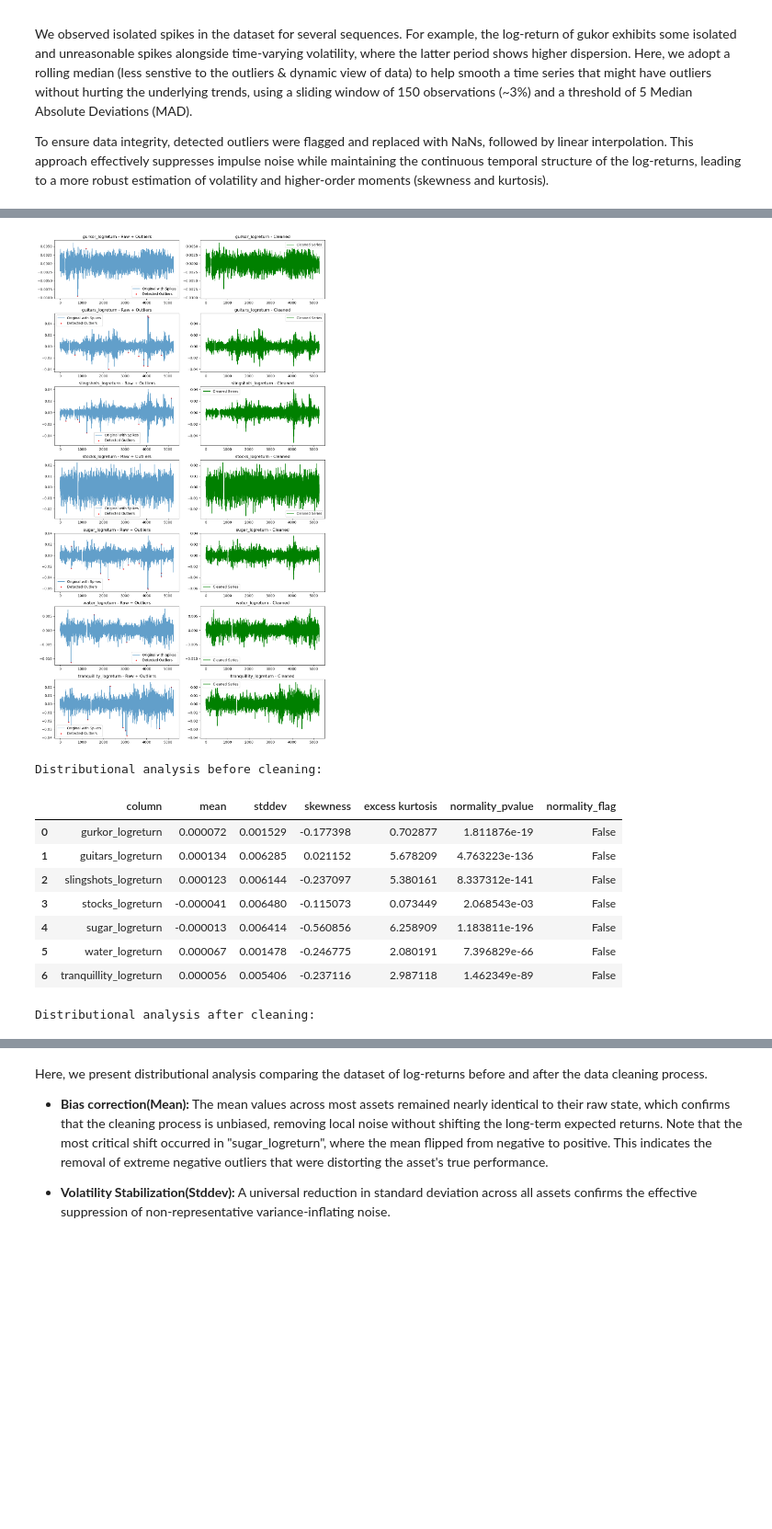
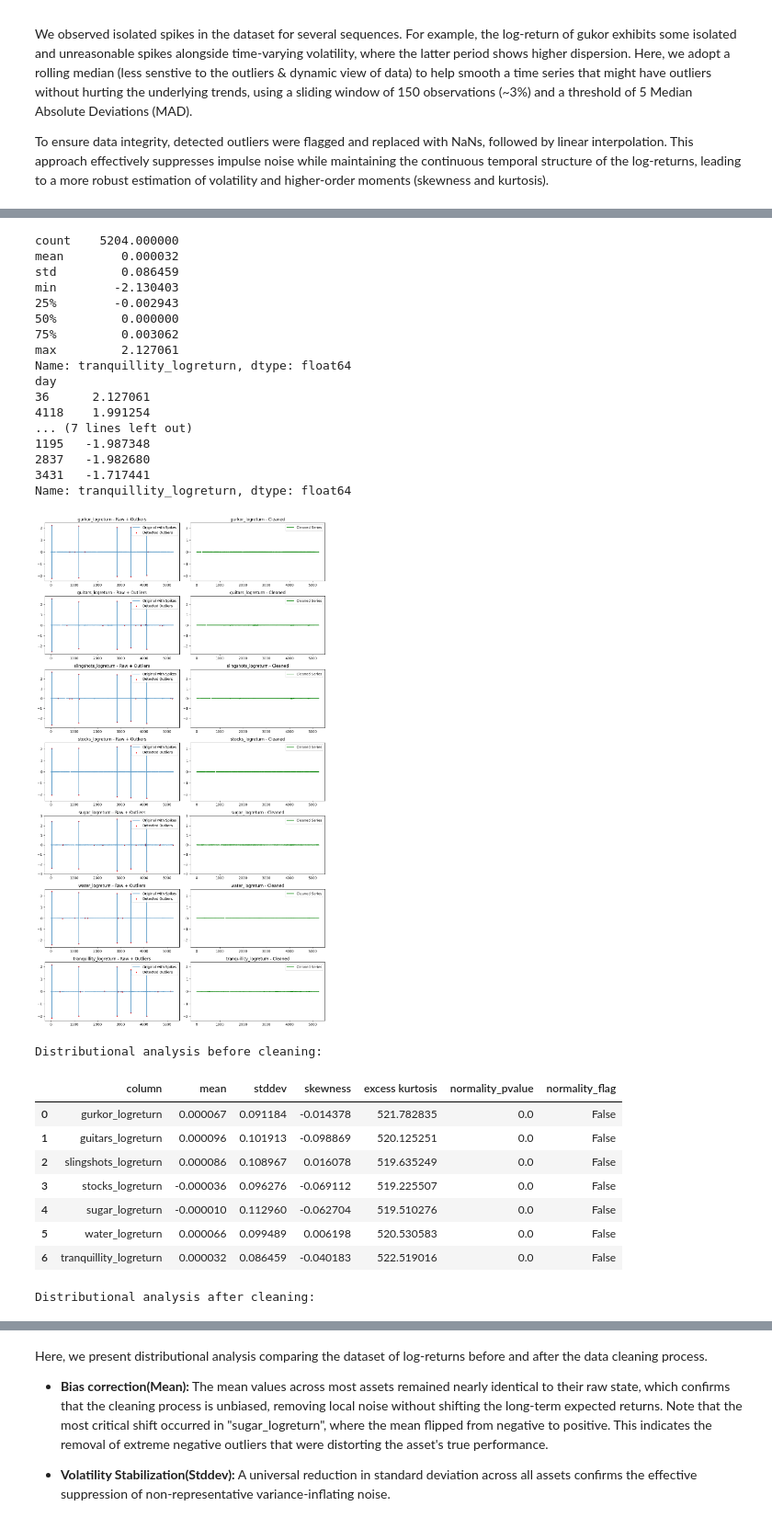
Before and after one commit to ericsangberg1/finanical-ts-analysis, a Jupyter notebook: data_analysis.ipynb, the cells around one changed output, grey strips where cells are left out. Shown at 92% size. Saved outputs shown, nothing was run; the diff lists cells and outputs as text; code cells hidden in the pictures; blank space fills up the shorter version.

Commit message:
fixed np.nanmedian for water spike, added a few plots

```diff
--- a/data_analysis.ipynb
+++ b/data_analysis.ipynb
@@ -171,3 +171,22 @@ plt.show()
 We observed isolated spikes in the dataset for several sequences. For example, the log-return of gukor exhibits some isolated and unreasonable spikes alongside time-varying volatility, where the latter period shows higher dispersion. Here, we adopt a rolling median (less senstive to the outliers & dynamic view of data) to help smooth a time series that might have outliers without hurting the underlying trends, using a sliding window of 150 observations (~3%) and a threshold of 5 Median Absolute Deviations (MAD).
 
 To ensure data integrity, detected outliers were flagged and replaced with NaNs, followed by linear interpolation. This approach effectively suppresses impulse noise while maintaining the continuous temporal structure of the log-returns, leading to a more robust estimation of volatility and higher-order moments (skewness and kurtosis).
+# %%
+s = df1["water_logreturn"]
+window = 150
+rolling_median = s.rolling(window=window, center=True, min_periods=1).median()
+
+def get_mad(x):
+    m = np.nanmedian(x)
+    return np.nanmedian(np.abs(x - m))
+
+rolling_mad = s.rolling(window=window, center=True, min_periods=1).apply(get_mad)
+
+for day in [1194, 1195, 2836, 2837, 3431, 4119]:
+    if day in s.index:
+        val = s.loc[day]
+        rm = rolling_median.loc[day]
+        rmad = rolling_mad.loc[day]
+        threshold = 5 * 1.4826 * rmad
+        dev = abs(val - rm)
+        print(f"Day {day}: val={val:.4f}, median={rm:.6f}, MAD={rmad:.6f}, threshold={threshold:.6f},dev={dev:.4f}, outlier={dev > threshold}, isnan={pd.isna(val)}")
@@ -177,6 +203,9 @@ if "df" not in globals() or "val_cols" not in globals():
 
 # Handling extreme values
 df1 = df.set_index("day")
+print(df1["tranquillity_logreturn"].describe())
+print(df1["tranquillity_logreturn"].nlargest(5))
+print(df1["tranquillity_logreturn"].nsmallest(5))
 
 def clean_spikes(s, window=150, toleratance=5):
     """"
@@ -184,11 +213,11 @@ def clean_spikes(s, window=150, toleratance=5):
     It identifies outliers based on the deviation from the rolling median, scaled by the MAD,
     and replaces them with NaN before interpolating to fill the gaps.
     """
-    rolling_median = s.rolling(window=window, center=True).median()
+    rolling_median = s.rolling(window=window, center=True, min_periods = 1).median()
 
     def get_mad(x):
-        m = np.median(x)
-        return np.median(np.abs(x - m))
+        m = np.nanmedian(x)
+        return np.nanmedian(np.abs(x - m))
 
     rolling_mad = s.rolling(window=window, center=True, min_periods=1).apply(get_mad)
     is_outlier = (s - rolling_median).abs() > toleratance * (1.4826 * rolling_mad)
@@ -207,42 +236,59 @@ axes = axes.flatten()
 df_clean = df1.copy()
 for i, col in enumerate(val_cols):
     row = int(i//2)
     ax0 = axes[2*i]
     ax1 = axes[2*i+1]
     df_clean[col], outliers = clean_spikes(df1[col])
 
     ax0.plot(df1.index, df1[col], label='Original with Spikes', alpha=0.7)
     ax0.scatter(df1.index[outliers], df1.loc[outliers, col], color='red', label='Detected Outliers', s=5)
     current_ylim = ax0.get_ylim()
     ax0.set_title(f"{col} - Raw + Outliers")
     ax0.legend()
 
     ax1.plot(df_clean.index, df_clean[col], label='Cleaned Series', color='green')
     ax1.set_ylim(current_ylim)
     ax1.set_title(f"{col} - Cleaned")
     ax1.legend()
 
 plt.tight_layout()
 plt.show()
 
 dis_summary = distribution_summary(df1)
 dis_summary["normality_flag"] = dis_summary["normality_pvalue"] > 0.05
 print("Distributional analysis before cleaning:")
 display(dis_summary)
 print("Distributional analysis after cleaning:")
 dis_summary_clean = distribution_summary(df_clean)
 dis_summary_clean["normality_flag"] = dis_summary_clean["normality_pvalue"] > 0.05
 display(dis_summary_clean)
 # %% [output]
+count    5204.000000
+mean        0.000032
+std         0.086459
+min        -2.130403
+25%        -0.002943
+50%         0.000000
+75%         0.003062
+max         2.127061
+Name: tranquillity_logreturn, dtype: float64
+day
+36      2.127061
+4118    1.991254
+... (7 lines left out)
+1195   -1.987348
+2837   -1.982680
+3431   -1.717441
+Name: tranquillity_logreturn, dtype: float64
-[figure, old version]
+[figure, new version]
-Distributional analysis before cleaning:
+Distributional analysis before cleaning:
 |  | column | mean | stddev | skewness | excess kurtosis | normality_pvalue | normality_flag |
-| 0 | gurkor_logreturn | 0.000072 | 0.001529 | -0.177398 | 0.702877 | 1.811876e-19 | False |
-| 1 | guitars_logreturn | 0.000134 | 0.006285 | 0.021152 | 5.678209 | 4.763223e-136 | False |
-| 2 | slingshots_logreturn | 0.000123 | 0.006144 | -0.237097 | 5.380161 | 8.337312e-141 | False |
-| 3 | stocks_logreturn | -0.000041 | 0.006480 | -0.115073 | 0.073449 | 2.068543e-03 | False |
-| 4 | sugar_logreturn | -0.000013 | 0.006414 | -0.560856 | 6.258909 | 1.183811e-196 | False |
-| 5 | water_logreturn | 0.000067 | 0.001478 | -0.246775 | 2.080191 | 7.396829e-66 | False |
-| 6 | tranquillity_logreturn | 0.000056 | 0.005406 | -0.237116 | 2.987118 | 1.462349e-89 | False |
+| 0 | gurkor_logreturn | 0.000067 | 0.091184 | -0.014378 | 521.782835 | 0.0 | False |
+| 1 | guitars_logreturn | 0.000096 | 0.101913 | -0.098869 | 520.125251 | 0.0 | False |
+| 2 | slingshots_logreturn | 0.000086 | 0.108967 | 0.016078 | 519.635249 | 0.0 | False |
+| 3 | stocks_logreturn | -0.000036 | 0.096276 | -0.069112 | 519.225507 | 0.0 | False |
+| 4 | sugar_logreturn | -0.000010 | 0.112960 | -0.062704 | 519.510276 | 0.0 | False |
+| 5 | water_logreturn | 0.000066 | 0.099489 | 0.006198 | 520.530583 | 0.0 | False |
+| 6 | tranquillity_logreturn | 0.000032 | 0.086459 | -0.040183 | 522.519016 | 0.0 | False |
-Distributional analysis after cleaning:
+Distributional analysis after cleaning:
 |  | column | mean | stddev | skewness | excess kurtosis | normality_pvalue | normality_flag |
```
Also changed, not shown: parts of 13 cells of this notebook.
